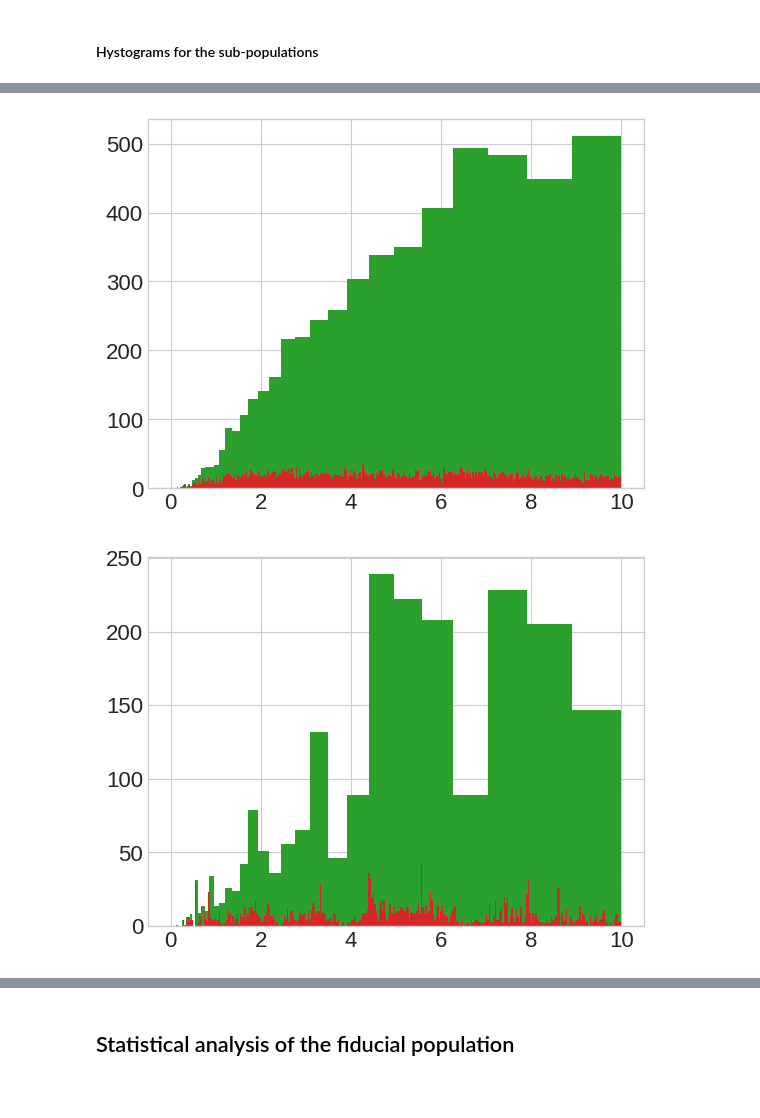
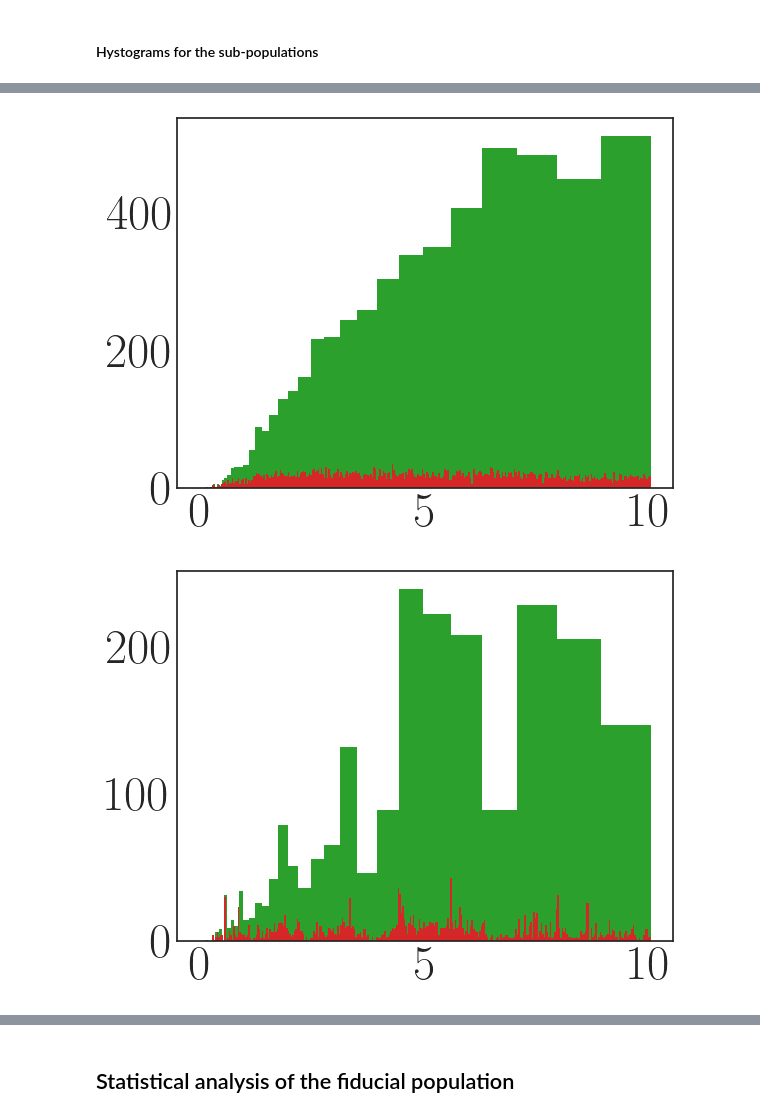
Before and after one commit to KuZa91/PBH_subpopulations_effects_analysis, a Jupyter notebook: ResSourcePlotter.ipynb, the cells around one changed output, grey strips where cells are left out. Saved outputs shown, nothing was run; the diff lists cells and outputs as text; code cells hidden in the pictures; blank space fills up the shorter version.

```diff
--- a/ResSourcePlotter.ipynb
+++ b/ResSourcePlotter.ipynb
@@ -26,7 +26,8 @@ from LISAhdf5 import LISAhdf5,ParsUnits
 %matplotlib inline
 %run BigFont.py
 import matplotlib.pyplot as plt
-plt.style.use("seaborn-v0_8-whitegrid")
+plt.rcParams['text.usetex'] = True
+plt.style.use("seaborn-v0_8-white")
 # %% [markdown]
 <h2> Loading the datasets </h2>
 # %% [markdown]
@@ -376,11 +266,11 @@ Fid_Pop['Cat10'] = {'Red_lin':{'Redshift': bin_mlin, 'LIGO_ResEvents' : LIGO_val
 # %%
 #      THIS IS SubPop 1  #
 
-LIGO_vallog, bins, patches = plt.hist(LIGO_SPop1.Redshift, bins=bin_log) # Values for logarithmic binning for LIGO
-LIGO_vallin, bins, patches = plt.hist(LIGO_SPop1.Redshift, bins=bin_lin) # Values for linear binning for LIGO
+LIGO_vallog, bins, patches = plt.hist(LIGO_SPop1.redshift, bins=bin_log) # Values for logarithmic binning for LIGO
+LIGO_vallin, bins, patches = plt.hist(LIGO_SPop1.redshift, bins=bin_lin) # Values for linear binning for LIGO
 
-ET_vallog, bins, patches = plt.hist(ET_SPop1.Redshift, bins=bin_log) # Values for logarithmic binning for LIGO
-ET_vallin, bins, patches = plt.hist(ET_SPop1.Redshift, bins=bin_lin) # Values for linear binning for LIGO
+ET_vallog, bins, patches = plt.hist(ET_SPop1.redshift, bins=bin_log) # Values for logarithmic binning for LIGO
+ET_vallin, bins, patches = plt.hist(ET_SPop1.redshift, bins=bin_lin) # Values for linear binning for LIGO
 
 Sub_Pop['Point1'] = {'Red_lin':{'Redshift': bin_mlin, 'LIGO_ResEvents' : LIGO_vallin/dbin_lin, 'ET_ResEvents' : ET_vallin/dbin_lin}, 'Red_log':{'Redshift': bin_mlog, 'LIGO_ResEvents' : LIGO_vallog/dbin_log, 'ET_ResEvents' : ET_vallog/dbin_log}}
 # %% [output]
@@ -388,11 +278,11 @@ Sub_Pop['Point1'] = {'Red_lin':{'Redshift': bin_mlin, 'LIGO_ResEvents' : LIGO_va
 # %%
 #      THIS IS SubPop 2  #
 
-LIGO_vallog, bins, patches = plt.hist(LIGO_SPop2.Redshift, bins=bin_log) # Values for logarithmic binning for LIGO
-LIGO_vallin, bins, patches = plt.hist(LIGO_SPop2.Redshift, bins=bin_lin) # Values for linear binning for LIGO
+LIGO_vallog, bins, patches = plt.hist(LIGO_SPop2.redshift, bins=bin_log) # Values for logarithmic binning for LIGO
+LIGO_vallin, bins, patches = plt.hist(LIGO_SPop2.redshift, bins=bin_lin) # Values for linear binning for LIGO
 
-ET_vallog, bins, patches = plt.hist(ET_SPop2.Redshift, bins=bin_log) # Values for logarithmic binning for LIGO
-ET_vallin, bins, patches = plt.hist(ET_SPop2.Redshift, bins=bin_lin) # Values for linear binning for LIGO
+ET_vallog, bins, patches = plt.hist(ET_SPop2.redshift, bins=bin_log) # Values for logarithmic binning for LIGO
+ET_vallin, bins, patches = plt.hist(ET_SPop2.redshift, bins=bin_lin) # Values for linear binning for LIGO
 
 Sub_Pop['Point2'] = {'Red_lin':{'Redshift': bin_mlin, 'LIGO_ResEvents' : LIGO_vallin/dbin_lin, 'ET_ResEvents' : ET_vallin/dbin_lin}, 'Red_log':{'Redshift': bin_mlog, 'LIGO_ResEvents' : LIGO_vallog/dbin_log, 'ET_ResEvents' : ET_vallog/dbin_log}}
 # %% [output]
@@ -400,27 +290,27 @@ Sub_Pop['Point2'] = {'Red_lin':{'Redshift': bin_mlin, 'LIGO_ResEvents' : LIGO_va
 # %%
 #      THIS IS SubPop 3  #
 
-LIGO_vallog, bins, patches = plt.hist(LIGO_SPop3.Redshift, bins=bin_log) # Values for logarithmic binning for LIGO
-LIGO_vallin, bins, patches = plt.hist(LIGO_SPop3.Redshift, bins=bin_lin) # Values for linear binning for LIGO
+LIGO_vallog, bins, patches = plt.hist(LIGO_SPop3.redshift, bins=bin_log) # Values for logarithmic binning for LIGO
+LIGO_vallin, bins, patches = plt.hist(LIGO_SPop3.redshift, bins=bin_lin) # Values for linear binning for LIGO
 
-ET_vallog, bins, patches = plt.hist(ET_SPop3.Redshift, bins=bin_log) # Values for logarithmic binning for LIGO
-ET_vallin, bins, patches = plt.hist(ET_SPop3.Redshift, bins=bin_lin) # Values for linear binning for LIGO
+ET_vallog, bins, patches = plt.hist(ET_SPop3.redshift, bins=bin_log) # Values for logarithmic binning for LIGO
+ET_vallin, bins, patches = plt.hist(ET_SPop3.redshift, bins=bin_lin) # Values for linear binning for LIGO
 
 Sub_Pop['Point3'] = {'Red_lin':{'Redshift': bin_mlin, 'LIGO_ResEvents' : LIGO_vallin/dbin_lin, 'ET_ResEvents' : ET_vallin/dbin_lin}, 'Red_log':{'Redshift': bin_mlog, 'LIGO_ResEvents' : LIGO_vallog/dbin_log, 'ET_ResEvents' : ET_vallog/dbin_log}}
 # %% [output]
-[figure, old version]
+[figure, new version]
 # %%
 #      THIS IS SubPop 4  #
 
-LIGO_vallog, bins, patches = plt.hist(LIGO_SPop4.Redshift, bins=bin_log) # Values for logarithmic binning for LIGO
-LIGO_vallin, bins, patches = plt.hist(LIGO_SPop4.Redshift, bins=bin_lin) # Values for linear binning for LIGO
+LIGO_vallog, bins, patches = plt.hist(LIGO_SPop4.redshift, bins=bin_log) # Values for logarithmic binning for LIGO
+LIGO_vallin, bins, patches = plt.hist(LIGO_SPop4.redshift, bins=bin_lin) # Values for linear binning for LIGO
 
-ET_vallog, bins, patches = plt.hist(ET_SPop4.Redshift, bins=bin_log) # Values for logarithmic binning for LIGO
-ET_vallin, bins, patches = plt.hist(ET_SPop4.Redshift, bins=bin_lin) # Values for linear binning for LIGO
+ET_vallog, bins, patches = plt.hist(ET_SPop4.redshift, bins=bin_log) # Values for logarithmic binning for LIGO
+ET_vallin, bins, patches = plt.hist(ET_SPop4.redshift, bins=bin_lin) # Values for linear binning for LIGO
 
 Sub_Pop['Point4'] = {'Red_lin':{'Redshift': bin_mlin, 'LIGO_ResEvents' : LIGO_vallin/dbin_lin, 'ET_ResEvents' : ET_vallin/dbin_lin}, 'Red_log':{'Redshift': bin_mlog, 'LIGO_ResEvents' : LIGO_vallog/dbin_log, 'ET_ResEvents' : ET_vallog/dbin_log}}
 # %% [output]
-[figure, old version]
+[figure, new version]
 # %%
 #      THIS IS SubPop 5  #
 
```
Also changed, not shown: parts of 61 cells of this notebook, 4 other files.
